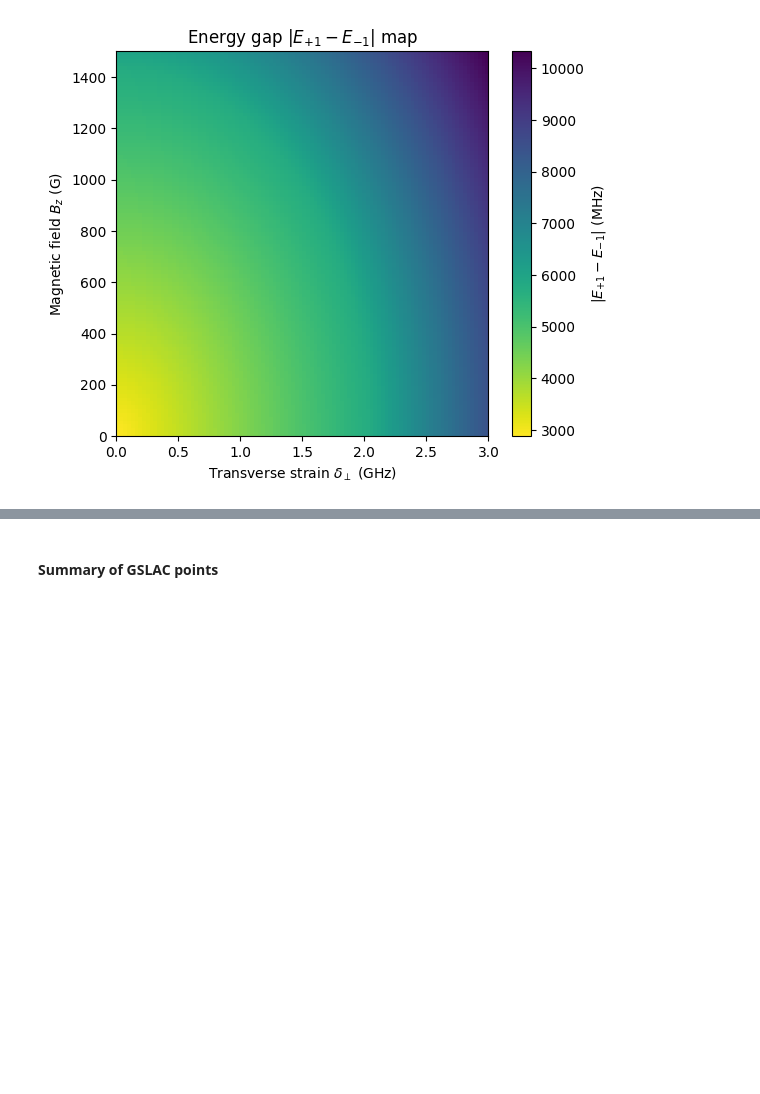
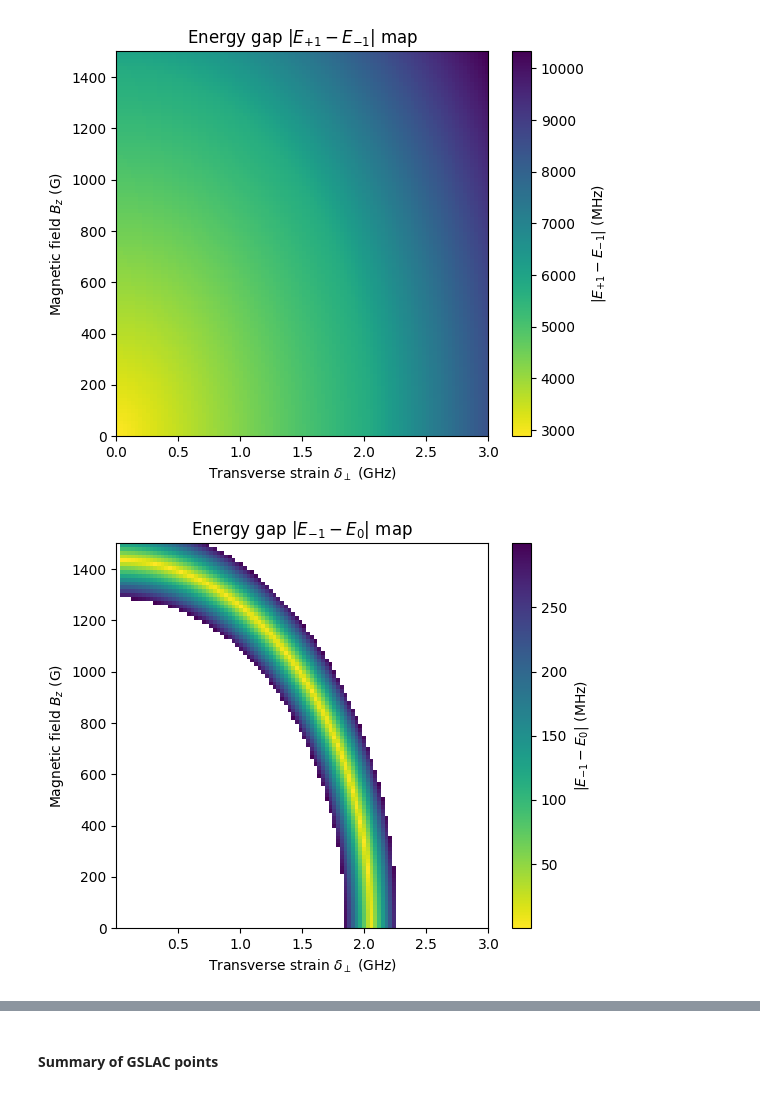
Before and after one commit to Risei412/EIT, a Jupyter notebook: Research note on NV-EIT_via GSLACK_project- - revised.ipynb, the cells around one changed output, grey strips where cells are left out. Cells and saved outputs as stored; diff of their text form; code cells hidden in the pictures; blank space fills up the shorter version.

```diff
--- a/Research note on NV-EIT_via GSLACK_project- - revised.ipynb
+++ b/Research note on NV-EIT_via GSLACK_project- - revised.ipynb
@@ -717,3 +867,45 @@ plt.title(r"Energy gap $|E_{+1} - E_{-1}|$ map")
 plt.show()
 # %% [output]
 [figure]
+# %%
+bz_list = np.linspace(0, 1500e-4, 100)  # [T]
+delta_perp_list = np.linspace(1e6, 3e9, 100)  # [Hz]
+# グリッド作成
+bz_mesh, delta_mesh = np.meshgrid(bz_list, delta_perp_list)
+energy_diff = np.zeros_like(bz_mesh)
+# スキャン
+for i in range(bz_mesh.shape[0]):
+    for j in range(bz_mesh.shape[1]):
+        bz = bz_mesh[i, j]
+        delta = delta_mesh[i, j] / np.sqrt(2) / d_gs_perp
+        delta_vec = [delta, delta, 0]  # 横方向ストレインのみ
+        H = H_gs + V_gs([0, 0, 0], [0, 0, bz], delta_vec)
+        # eigvals = np.sort(H.eigenenergies())
+        # # E_{-1} ≈ 最小, E_0 ≈ 中央と仮定
+        # energy_diff[i, j] = np.abs(eigvals[1] - eigvals[0])
+
+        eigvals, eigvecs = H.eigenstates()
+        # Sz期待値から m_s = 0, -1 を同定
+        sz_expect = np.array([expect(Sz, psi) for psi in eigvecs])
+        idx_m0 = np.argmin(np.abs(sz_expect - 0))
+        idx_m1 = np.argmin(np.abs(sz_expect + 1))  # "-1" に近いもの
+        energy_diff[i, j] = np.abs(eigvals[idx_m1] - eigvals[idx_m0])
+        energy_diff[energy_diff > 300e6] = np.nan  # 500 MHz 超えを NaN に
+
+#
+# 描画
+plt.figure(figsize=(6,5))
+im = plt.imshow(
+    energy_diff / 1e6,  # MHz
+    extent=[delta_perp_list[0]/1e9, delta_perp_list[-1]/1e9, bz_list[0]*1e4, bz_list[-1]*1e4],
+    origin='lower',
+    aspect='auto',
+    cmap='viridis_r'
+)
+plt.colorbar(im, label=r"$|E_{-1} - E_0|$ (MHz)")
+plt.xlabel(r"Transverse strain $\delta_\perp$ (GHz)")
+plt.ylabel(r"Magnetic field $B_z$ (G)")
+plt.title(r"Energy gap $|E_{-1} - E_0|$ map")
+plt.show()
+# %% [output]
+[figure, added]
```
Also changed, not shown: parts of 13 cells of this notebook.
